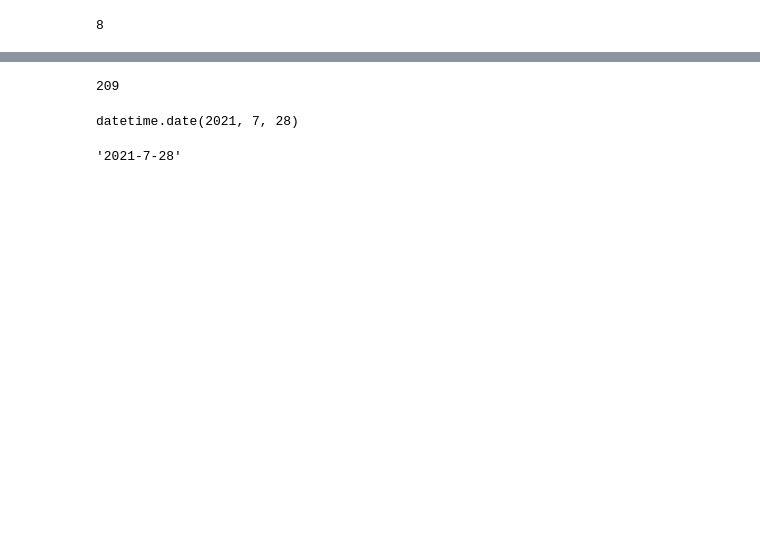
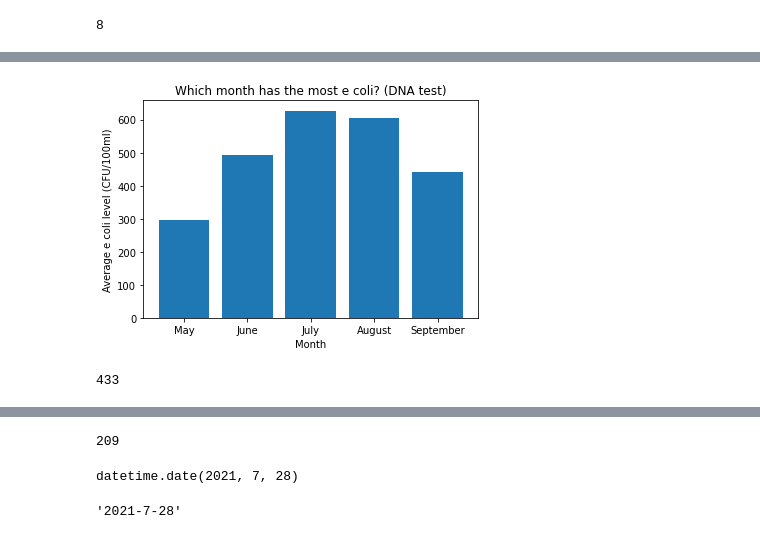
Before and after one commit to ander1908/Bootcamp_Project1, a Jupyter notebook: Leah_worst_month.ipynb, the cells around one changed output, grey strips where cells are left out. Saved outputs shown, nothing was run; the diff lists cells and outputs as text; code cells hidden in the pictures; blank space fills up the shorter version.

```diff
--- a/Leah_worst_month.ipynb
+++ b/Leah_worst_month.ipynb
@@ -43,0 +47,3 @@ dna_data.head()
+# %%
+y_axis = dna_by_month["DNA Reading Mean"].mean()
+y_axis
@@ -43,0 +58,13 @@ dna_data.head()
+# %%
+x_axis = ["May", "June", "July", "August", "September"]
+# %%
+plt.bar(x_axis, y_axis)
+
+
+plt.title("Which month has the most e coli? (DNA test)")
+plt.xlabel("Month")
+plt.ylabel("Average e coli level (CFU/100ml)")
+
+plt.show()
+# %% [output]
+[figure, added]
@@ -43,0 +75,4 @@ dna_data.head()
+# %%
+len(date_DNA_values)
+# %% [output]
+433
```
Also changed, not shown: parts of 14 cells of this notebook.
